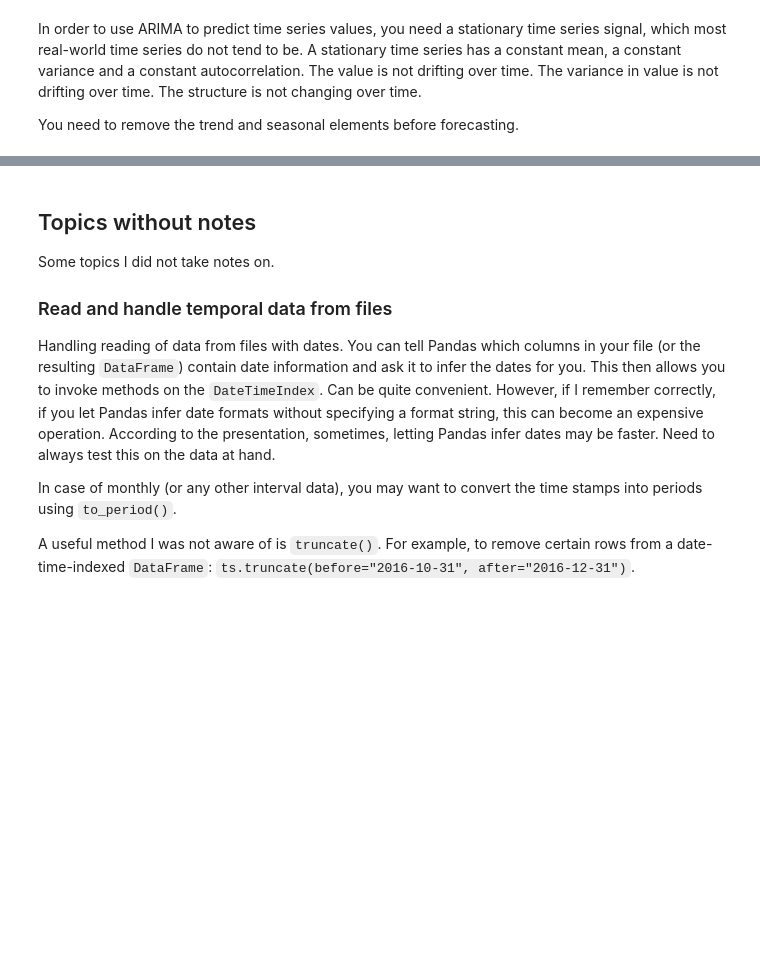
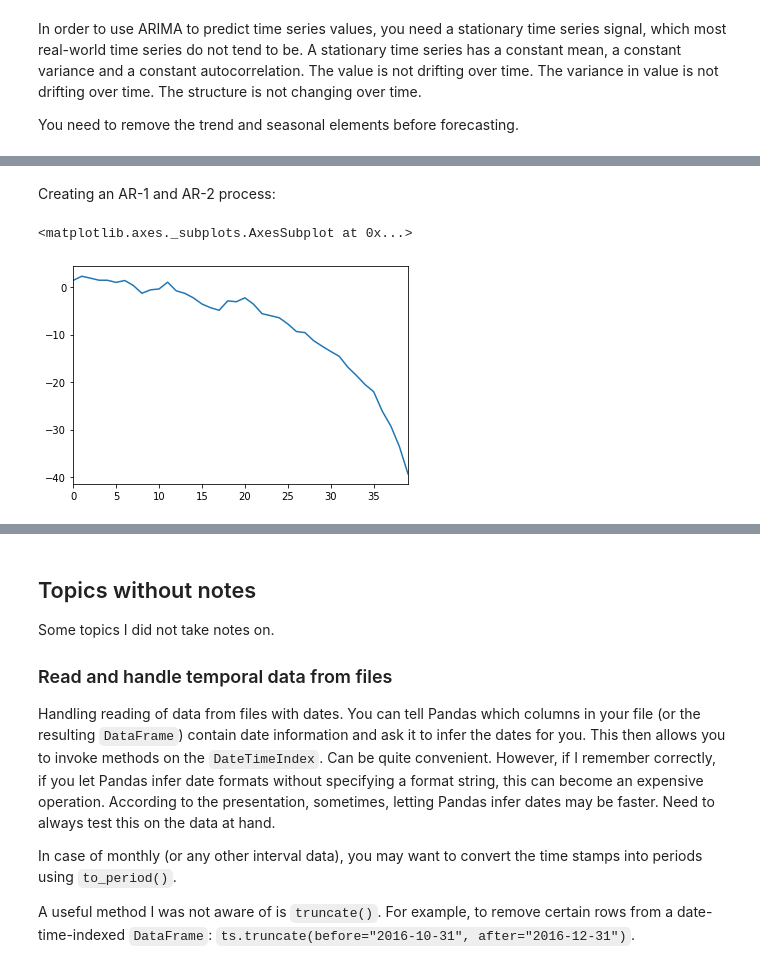
Before and after one commit to drbwa/timeserieseda, a Jupyter notebook: pycon2017/pycon2017-1.ipynb, the cells around one changed output, grey strips where cells are left out. Drawn from its saved outputs; the diff is of its cells as text; code cells hidden in the pictures; blank space fills up the shorter version.

Commit message:
Add notes on basic time series analysis.

```diff
--- a/pycon2017/pycon2017-1.ipynb
+++ b/pycon2017/pycon2017-1.ipynb
@@ -692,0 +733,24 @@ Dealing with seasonality:
+# %% [markdown]
+Creating an AR-1 and AR-2 process:
+# %%
+def ar1(phi=0.9, n=1000, init=0):
+    time_series = [init]
+    error = np.random.randn(n)
+    for period in range(n):
+        time_series.append(error[period] + phi * time_series[-1])
+    return pd.Series(time_series[1:], index=range(n))
+
+def ar2(phi1=0.9, phi2=-0.8, n=1000, init=0):
+    time_series = [init, init]
+    error = np.random.randn(n)
+    for period in range(2, n):
+        time_series.append(error[period] + phi1 * time_series[-1] + phi2 * time_series[-2])
+    return pd.Series(time_series[1:], index=range(1, n))
+# %%
+# can play with the parameters to see their effect, but bear in mind that generating new random numbers on each
+# invocation
+a1 = ar1(phi=1.1, n=40)
+a1.plot()
+# %% [output]
+<matplotlib.axes._subplots.AxesSubplot at 0x...>
+[figure, added]
```
Also changed, not shown: parts of 61 cells of this notebook, 1 other file.
